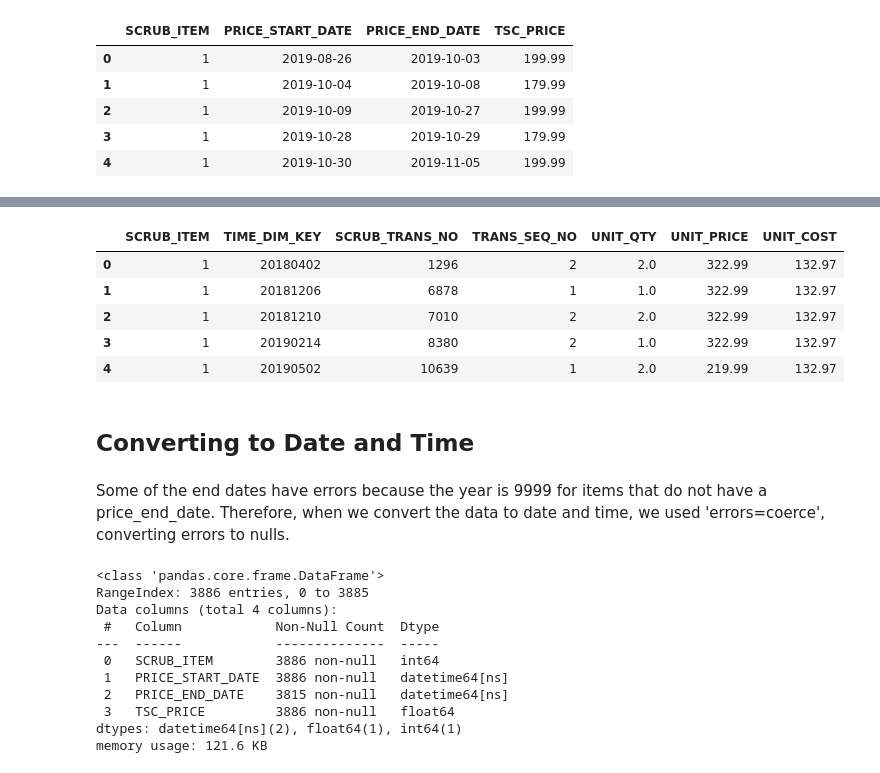
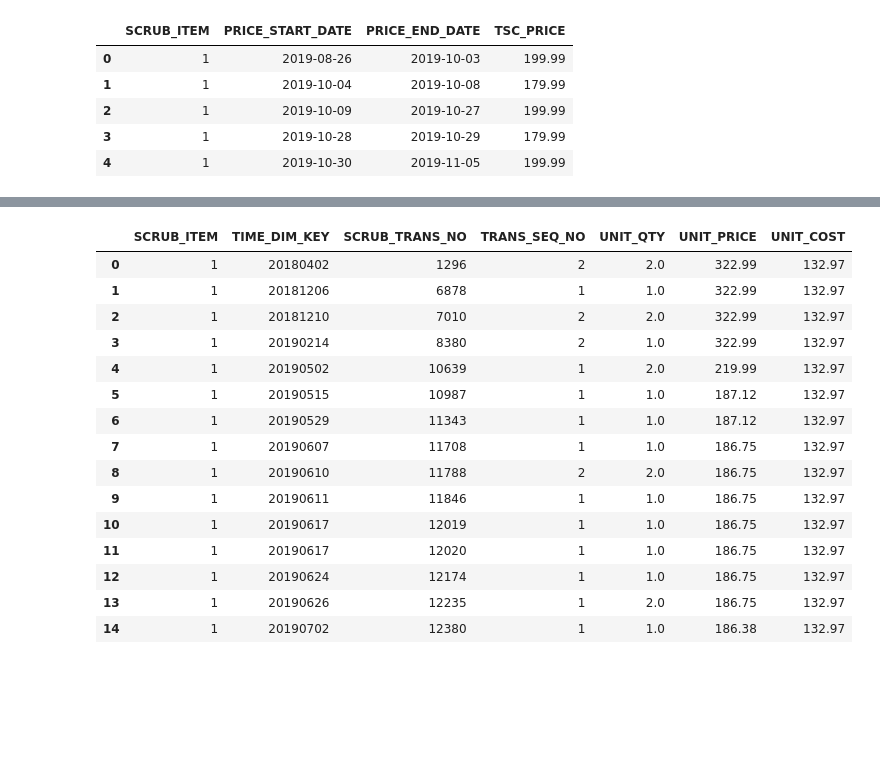
Before and after one commit to arthursjkim/tsc_pricing_optimization, a Jupyter notebook: arthur_notebook_v1.ipynb, the cells around one changed output, grey strips where cells are left out. Saved outputs shown, nothing was run; the diff lists cells and outputs as text; code cells hidden in the pictures; blank space fills up the shorter version.

```diff
--- a/arthur_notebook_v1.ipynb
+++ b/arthur_notebook_v1.ipynb
@@ -78,13 +189,21 @@ Data columns (total 7 columns):
 dtypes: float64(3), int64(4)
 memory usage: 3.8 MB
 # %%
-df_tsc_sales.head()
+df_tsc_sales.head(15)
 # %% [output]
 |  | SCRUB_ITEM | TIME_DIM_KEY | SCRUB_TRANS_NO | TRANS_SEQ_NO | UNIT_QTY | UNIT_PRICE | UNIT_COST |
 | 0 | 1 | 20180402 | 1296 | 2 | 2.0 | 322.99 | 132.97 |
 | 1 | 1 | 20181206 | 6878 | 1 | 1.0 | 322.99 | 132.97 |
 | 2 | 1 | 20181210 | 7010 | 2 | 2.0 | 322.99 | 132.97 |
 | 3 | 1 | 20190214 | 8380 | 2 | 1.0 | 322.99 | 132.97 |
 | 4 | 1 | 20190502 | 10639 | 1 | 2.0 | 219.99 | 132.97 |
+| 5 | 1 | 20190515 | 10987 | 1 | 1.0 | 187.12 | 132.97 |
+| 6 | 1 | 20190529 | 11343 | 1 | 1.0 | 187.12 | 132.97 |
+| 7 | 1 | 20190607 | 11708 | 1 | 1.0 | 186.75 | 132.97 |
+| 8 | 1 | 20190610 | 11788 | 2 | 2.0 | 186.75 | 132.97 |
+| 9 | 1 | 20190611 | 11846 | 1 | 1.0 | 186.75 | 132.97 |
+| 10 | 1 | 20190617 | 12019 | 1 | 1.0 | 186.75 | 132.97 |
+| 11 | 1 | 20190617 | 12020 | 1 | 1.0 | 186.75 | 132.97 |
+| 12 | 1 | 20190624 | 12174 | 1 | 1.0 | 186.75 | 132.97 |
+| 13 | 1 | 20190626 | 12235 | 1 | 2.0 | 186.75 | 132.97 |
+| 14 | 1 | 20190702 | 12380 | 1 | 1.0 | 186.38 | 132.97 |
-# %% [markdown]
-## Converting to Date and Time
@@ -98,16 +209,0 @@ df_tsc_price_change['PRICE_END_DATE'] = pd.to_datetime(df_tsc_price_change['PRIC
-# %% [markdown]
-Some of the end dates have errors because the year is 9999 for items that do not have a price_end_date. Therefore, when we convert the data to date and time, we used 'errors=coerce', converting errors to nulls.
-# %%
-df_tsc_price_change.info()
-# %% [output]
-<class 'pandas.core.frame.DataFrame'>
-RangeIndex: 3886 entries, 0 to 3885
-Data columns (total 4 columns):
- #   Column            Non-Null Count  Dtype
----  ------            --------------  -----
- 0   SCRUB_ITEM        3886 non-null   int64
- 1   PRICE_START_DATE  3886 non-null   datetime64[ns]
- 2   PRICE_END_DATE    3815 non-null   datetime64[ns]
- 3   TSC_PRICE         3886 non-null   float64
-dtypes: datetime64[ns](2), float64(1), int64(1)
-memory usage: 121.6 KB
```
Also changed, not shown: parts of 140 cells of this notebook, 1 other file.
